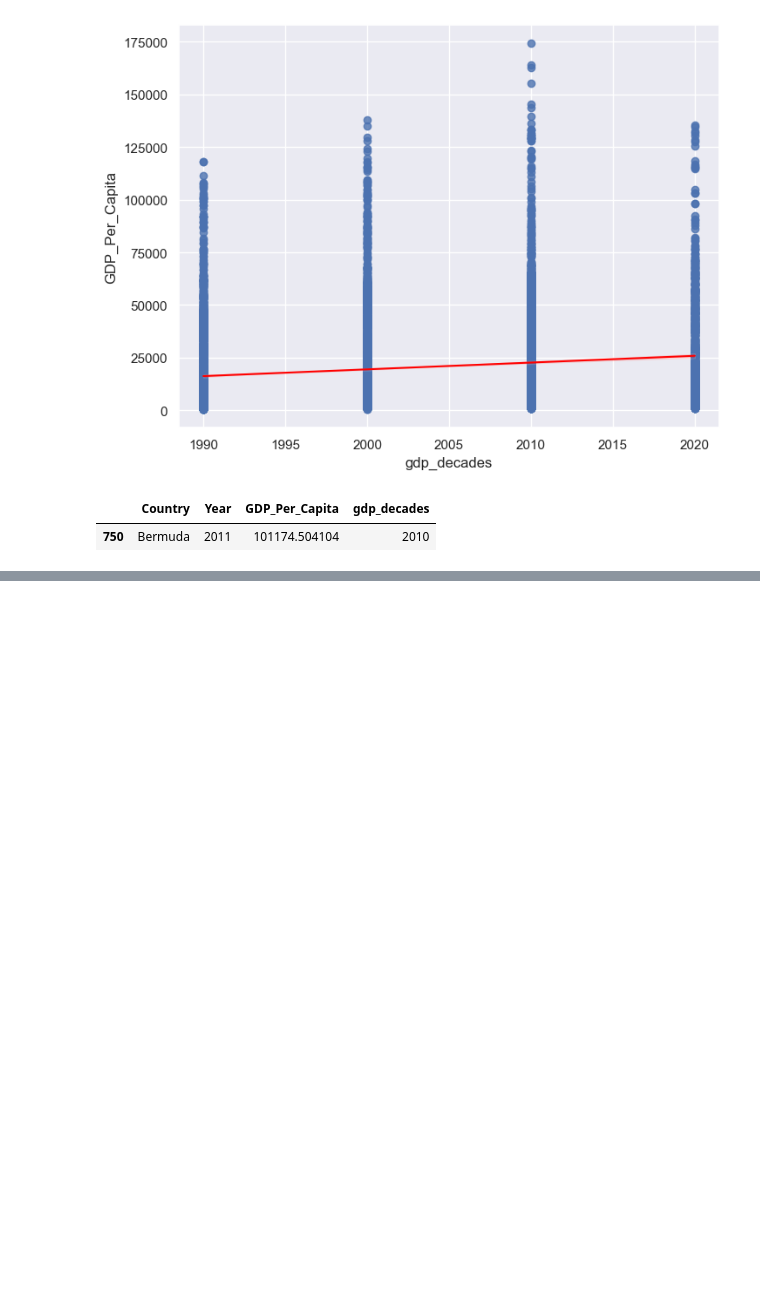
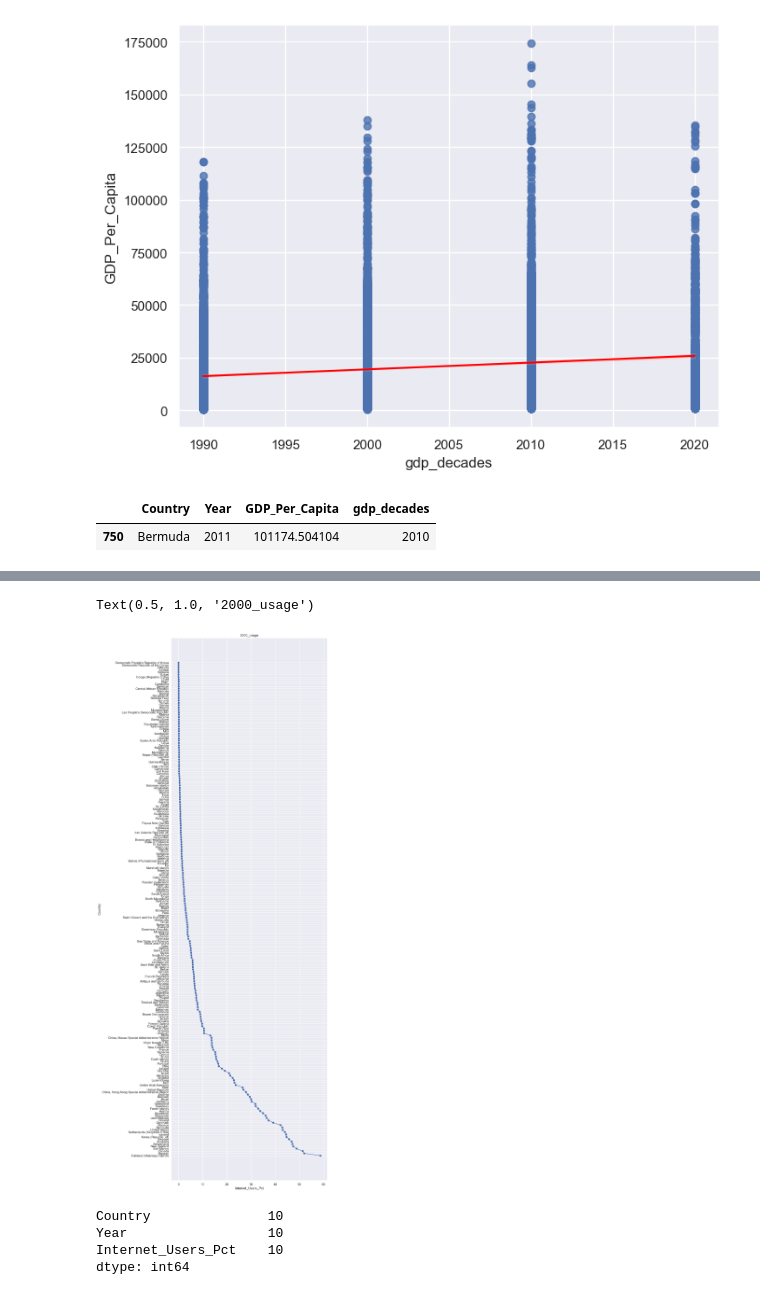
Before and after one commit to NSS-Data-Analytics-Cohort-14/gdp-and-internet-usage-jacobvogs, a Jupyter notebook: notebooks/gdp_int.ipynb, the cells around one changed output, grey strips where cells are left out. Drawn from its saved outputs; the diff is of its cells as text; code cells hidden in the pictures; blank space fills up the shorter version.

```diff
--- a/notebooks/gdp_int.ipynb
+++ b/notebooks/gdp_int.ipynb
@@ -248,0 +368,4 @@ AttributeError: 'list' object has no attribute 'head'
+# %%
+int_2000 = int_df[int_df['Year'].isin([2000])]
+int_2000_desc = int_2000.sort_values(by='Internet_Users_Pct', ascending = False)
+int_2000_desc.head()
@@ -248,0 +379,17 @@ AttributeError: 'list' object has no attribute 'head'
+# %%
+plt.figure(figsize=(10, 35))
+plt.plot(int_2000_desc['Internet_Users_Pct'], int_2000_desc['Country'], marker='o', linestyle='-')
+plt.xlabel('Internet_Users_Pct')
+plt.ylabel('Country')
+plt.title('2000_usage')
+# %% [output]
+Text(0.5, 1.0, '2000_usage')
+[figure, added]
+# %%
+int_2014_count = int_2014[int_2014['Internet_Users_Pct']<5]
+int_2014_count.count()
+# %% [output]
+Country               10
+Year                  10
+Internet_Users_Pct    10
+dtype: int64
```
Also changed, not shown: parts of 22 cells of this notebook.
